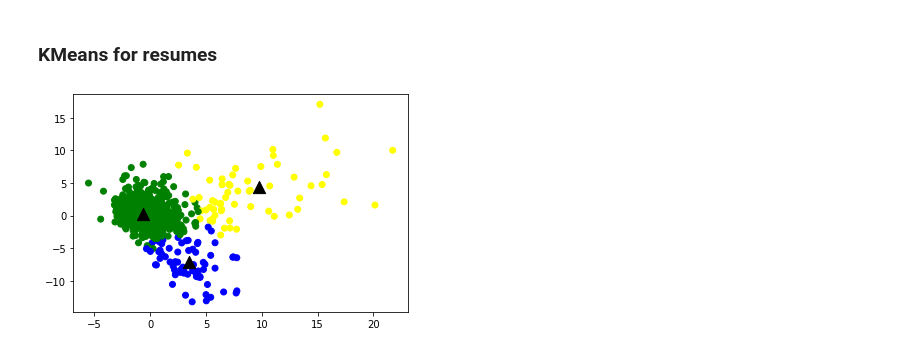
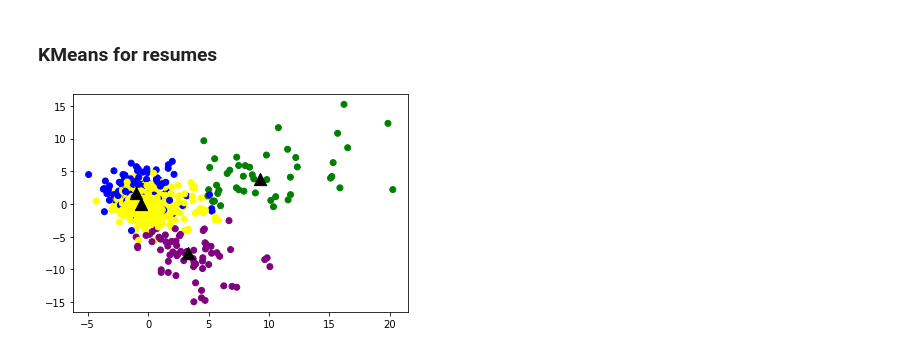
Before and after one commit to rskuzma/NLP_projects, a Jupyter notebook: job_recommender_project/Doc2Vec_kaggle_job_recommender.ipynb, the cells around one changed output. Cells and saved outputs as stored; diff of their text form; code cells hidden in the pictures.

```diff
--- a/job_recommender_project/Doc2Vec_kaggle_job_recommender.ipynb
+++ b/job_recommender_project/Doc2Vec_kaggle_job_recommender.ipynb
@@ -325,25 +323,25 @@ plt.show()
 ### KMeans for resumes
 # %%
 # define number of clusters here
-kmeans_resumes_model = KMeans(n_clusters=3)
+kmeans_resumes_model = KMeans(n_clusters=4)
 
 
 X = kmeans_resumes_model.fit(d2v_resume_model.docvecs.doctag_syn0)
 labels=kmeans_resumes_model.labels_.tolist()
 
 
 l = kmeans_resumes_model.fit_predict(d2v_resume_model.docvecs.doctag_syn0)
 pca = PCA(n_components=2).fit(d2v_resume_model.docvecs.doctag_syn0)
 resume_datapoint = pca.transform(d2v_resume_model.docvecs.doctag_syn0)
 
 plt.figure
 label2 = ["#FFFF00", "#008000", "#0000FF", "#800080"]
 color = [label2[i] for i in labels]
 plt.scatter(resume_datapoint[:, 0], resume_datapoint[:, 1], c=color)
 
 resume_centroids = kmeans_resumes_model.cluster_centers_
 resume_centroidpoint = pca.transform(resume_centroids)
 plt.scatter(resume_centroidpoint[:, 0], resume_centroidpoint[:, 1], marker='^', s=150, c='#000000')
 plt.show()
 # %% [output]
-[figure, old version]
+[figure, new version]
```
Also changed, not shown: parts of 9 cells of this notebook, 2 other files.
